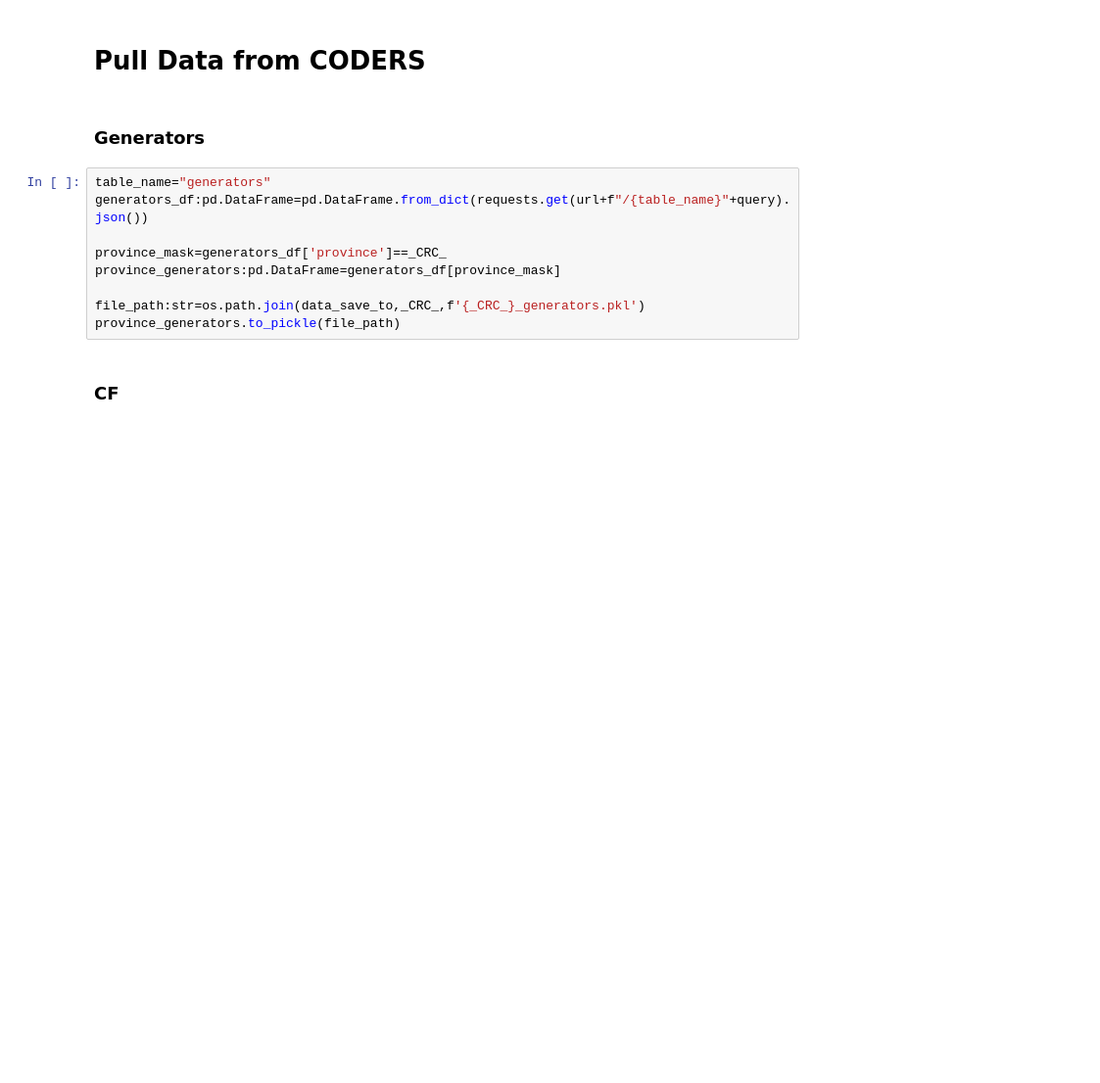
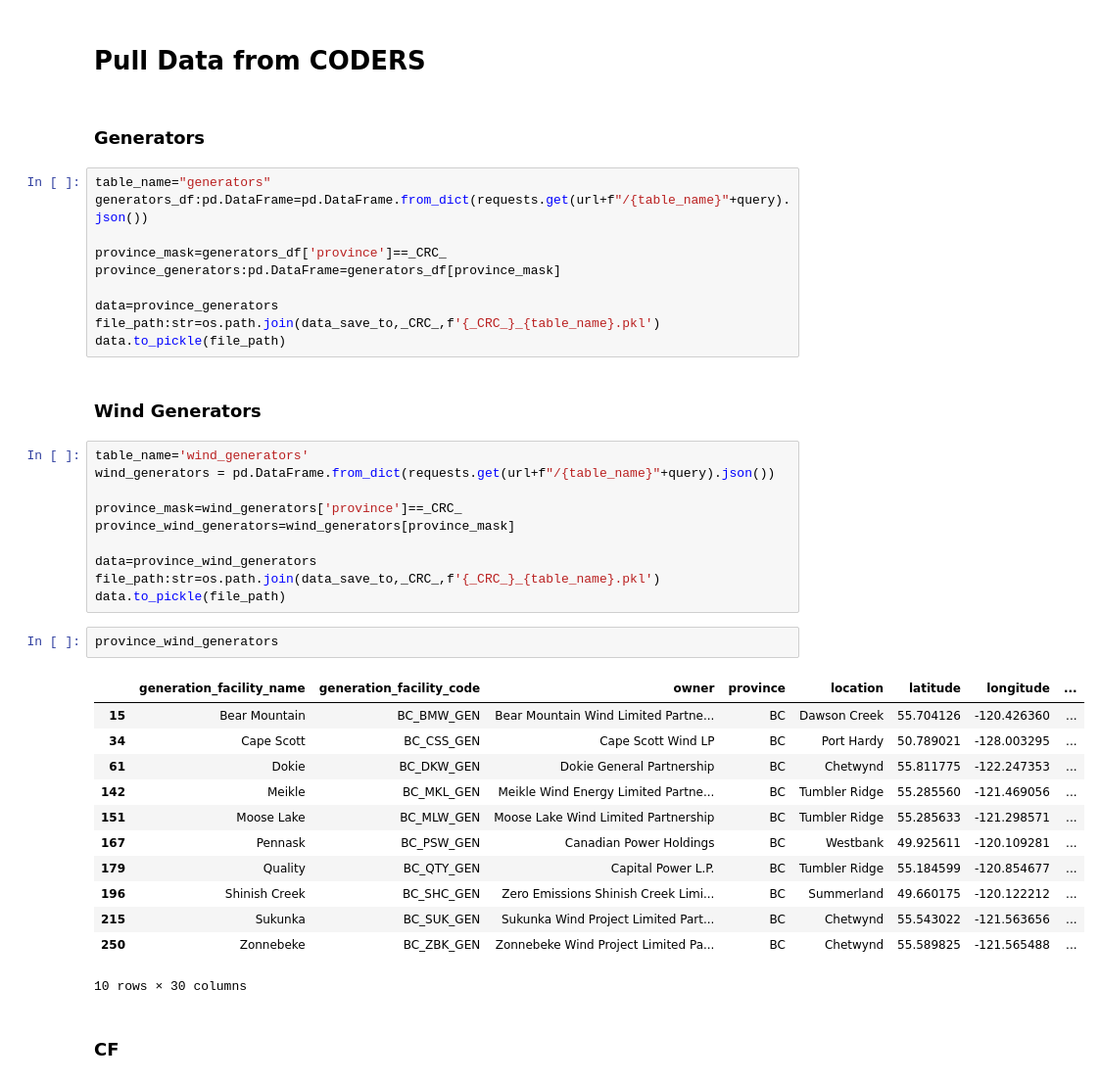
Before and after one commit to seas-yoselyn/BC_Nexus, a Jupyter notebook: get_data_CODERS.ipynb, the cells around one changed output. Shown at 98% size. Cells and saved outputs as stored; diff of their text form; blank space fills up the shorter version.

```diff
--- a/get_data_CODERS.ipynb
+++ b/get_data_CODERS.ipynb
@@ -96,8 +96,36 @@ generators_df:pd.DataFrame=pd.DataFrame.from_dict(requests.get(url+f"/{table_nam
 province_mask=generators_df['province']==_CRC_
 province_generators:pd.DataFrame=generators_df[province_mask]
 
-file_path:str=os.path.join(data_save_to,_CRC_,f'{_CRC_}_generators.pkl')
-province_generators.to_pickle(file_path)
+data=province_generators
+file_path:str=os.path.join(data_save_to,_CRC_,f'{_CRC_}_{table_name}.pkl')
+data.to_pickle(file_path)
+# %% [markdown]
+### Wind Generators
+# %%
+table_name='wind_generators'
+wind_generators = pd.DataFrame.from_dict(requests.get(url+f"/{table_name}"+query).json())
+
+province_mask=wind_generators['province']==_CRC_
+province_wind_generators=wind_generators[province_mask]
+
+data=province_wind_generators
+file_path:str=os.path.join(data_save_to,_CRC_,f'{_CRC_}_{table_name}.pkl')
+data.to_pickle(file_path)
+# %%
+province_wind_generators
+# %% [output]
+|  | generation_facility_name | generation_facility_code | owner | province | location | latitude | longitude | ... |
+| 15 | Bear Mountain | BC_BMW_GEN | Bear Mountain Wind Limited Partne... | BC | Dawson Creek | 55.704126 | -120.426360 | ... |
+| 34 | Cape Scott | BC_CSS_GEN | Cape Scott Wind LP | BC | Port Hardy | 50.789021 | -128.003295 | ... |
+| 61 | Dokie | BC_DKW_GEN | Dokie General Partnership | BC | Chetwynd | 55.811775 | -122.247353 | ... |
+| 142 | Meikle | BC_MKL_GEN | Meikle Wind Energy Limited Partne... | BC | Tumbler Ridge | 55.285560 | -121.469056 | ... |
+| 151 | Moose Lake | BC_MLW_GEN | Moose Lake Wind Limited Partnership | BC | Tumbler Ridge | 55.285633 | -121.298571 | ... |
+| 167 | Pennask | BC_PSW_GEN | Canadian Power Holdings | BC | Westbank | 49.925611 | -120.109281 | ... |
+| 179 | Quality | BC_QTY_GEN | Capital Power L.P. | BC | Tumbler Ridge | 55.184599 | -120.854677 | ... |
+| 196 | Shinish Creek | BC_SHC_GEN | Zero Emissions Shinish Creek Limi... | BC | Summerland | 49.660175 | -120.122212 | ... |
+| 215 | Sukunka | BC_SUK_GEN | Sukunka Wind Project Limited Part... | BC | Chetwynd | 55.543022 | -121.563656 | ... |
+| 250 | Zonnebeke | BC_ZBK_GEN | Zonnebeke Wind Project Limited Pa... | BC | Chetwynd | 55.589825 | -121.565488 | ... |
+10 rows × 30 columns
 # %% [markdown]
 ### CF
 # %%
```
Also changed, not shown: parts of 19 cells of this notebook, 8 other files.
